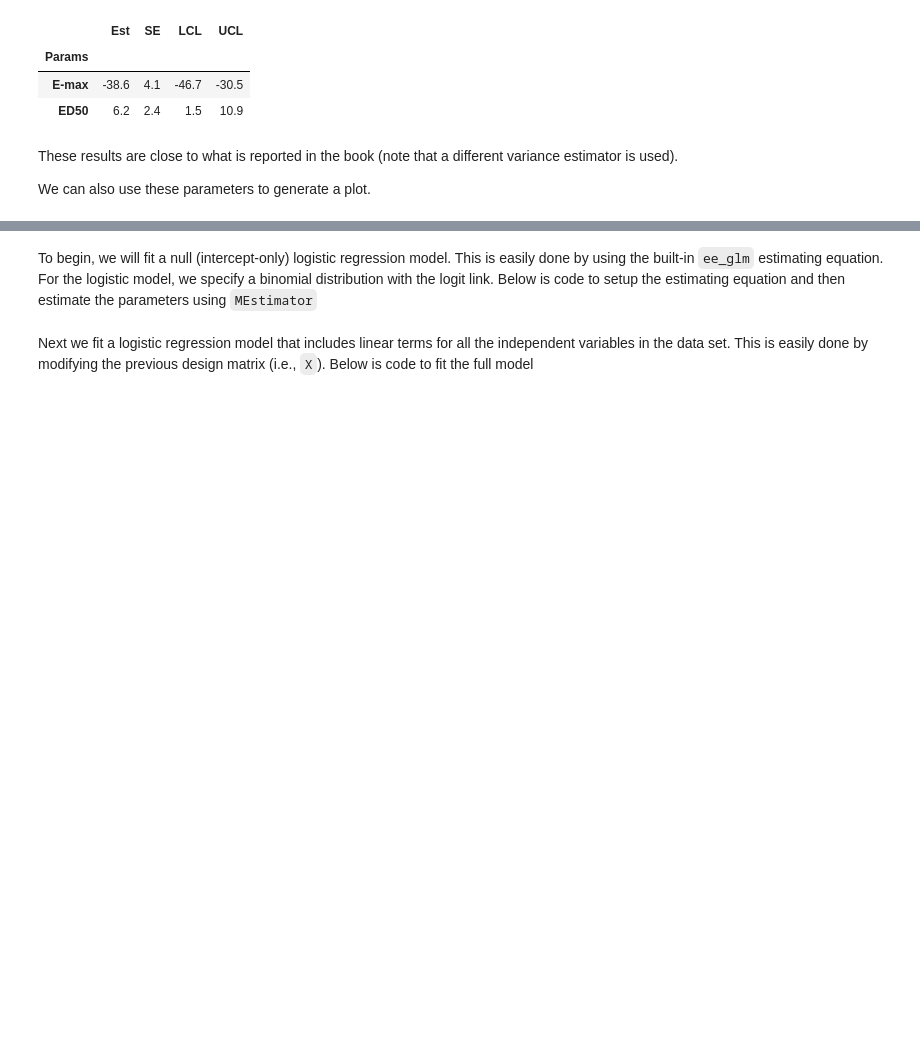
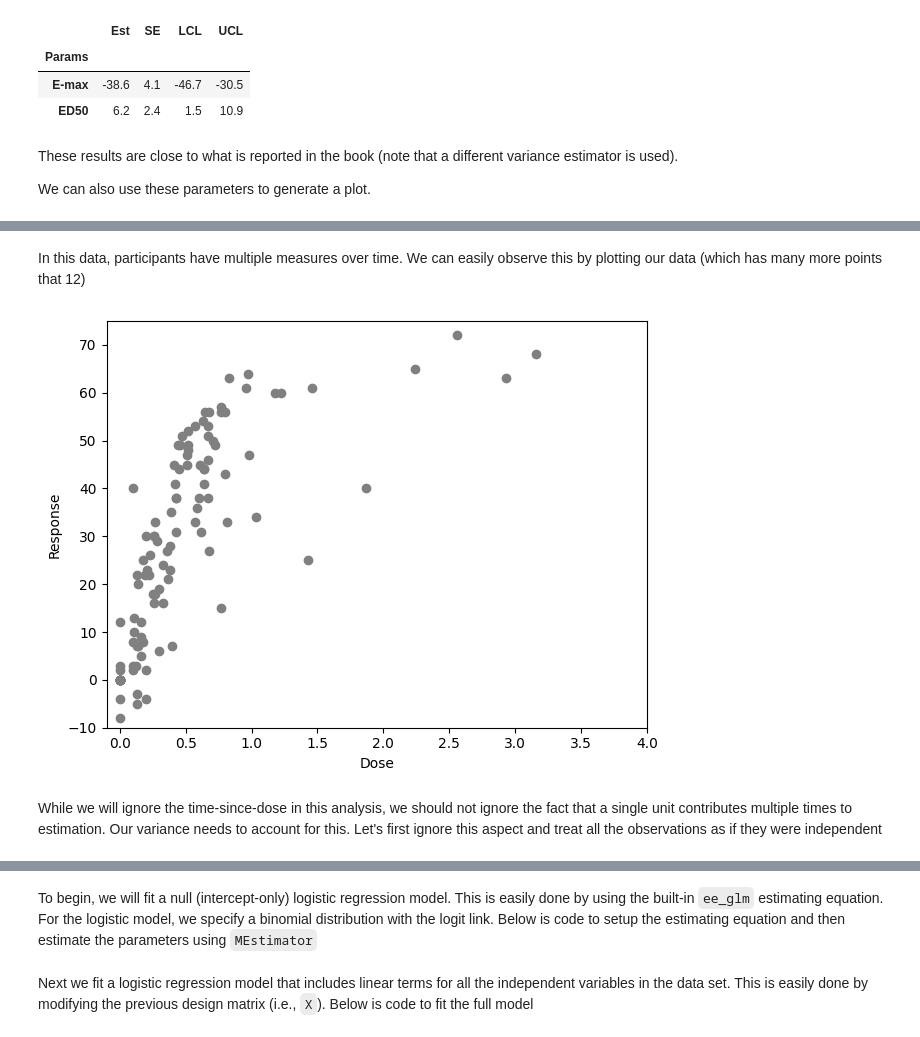
Before and after one commit to pzivich/Delicatessen, a Jupyter notebook: docs/Examples/Bonate-Pharmaco.ipynb, the cells around one changed output, grey strips where cells are left out. Cells and saved outputs as stored; diff of their text form; code cells hidden in the pictures; blank space fills up the shorter version.

```diff
--- a/docs/Examples/Bonate-Pharmaco.ipynb
+++ b/docs/Examples/Bonate-Pharmaco.ipynb
@@ -103,0 +154,15 @@ plt.xlim([0, 70])
+# %%
+d = pd.read_csv("data/cutler1995_pd.csv")
+# %% [markdown]
+In this data, participants have multiple measures over time. We can easily observe this by plotting our data (which has many more points that 12)
+# %%
+plt.plot(d['zifro'], d['acetyl'], 'o', color='gray')
+plt.xlabel("Dose")
+plt.ylim([-10, 75])
+plt.ylabel("Response")
+plt.xlim([-0.1, 4])
+plt.tight_layout()
+# %% [output]
+[figure, added]
+# %% [markdown]
+While we will ignore the time-since-dose in this analysis, we should not ignore the fact that a single unit contributes multiple times to estimation. Our variance needs to account for this. Let's first ignore this aspect and treat all the observations as if they were independent
```
Also changed, not shown: parts of 18 cells of this notebook.
